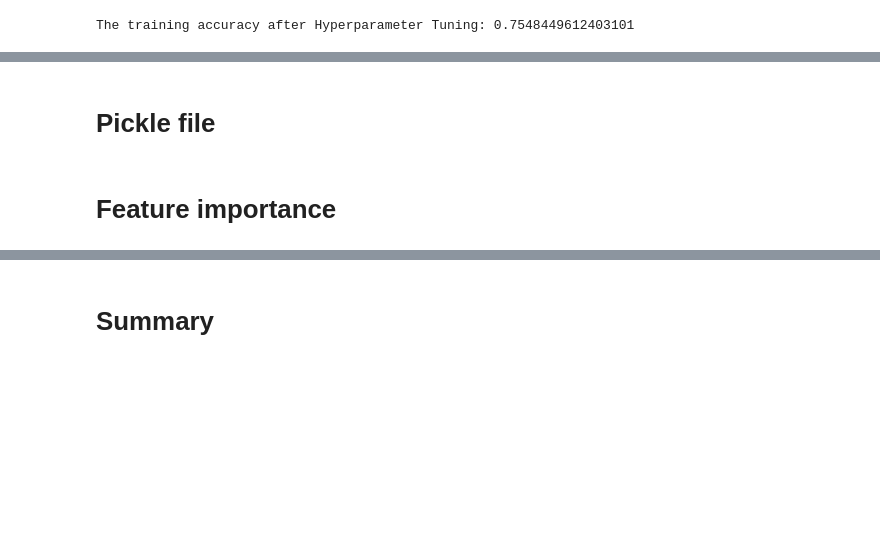
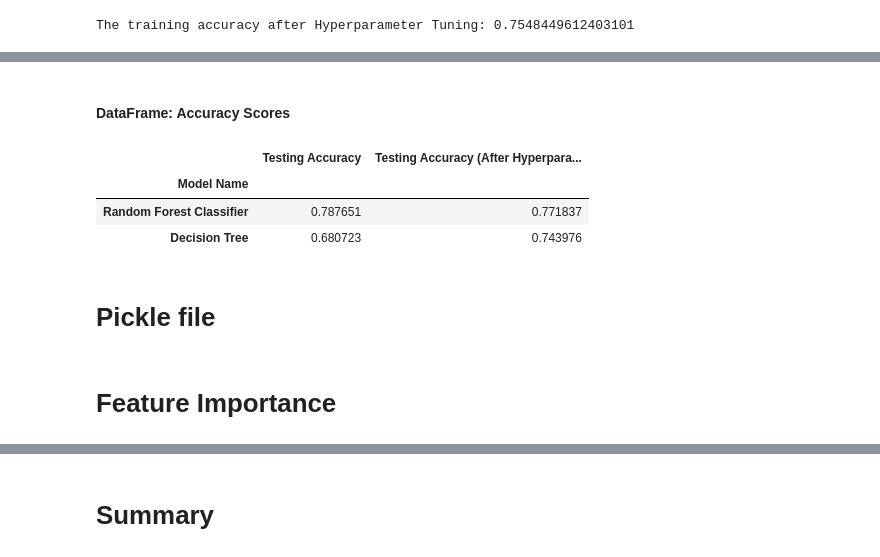
Before and after one commit to just-monte/Capstone1, a Jupyter notebook: Capstone 2 - Modeling .ipynb, the cells around one changed output, grey strips where cells are left out. Saved outputs shown, nothing was run; the diff lists cells and outputs as text; code cells hidden in the pictures; blank space fills up the shorter version.

```diff
--- a/Capstone 2 - Modeling .ipynb
+++ b/Capstone 2 - Modeling .ipynb
@@ -220,3 +220,18 @@ The testing accuracy after Hyperparameter Tuning 0.7432228915662651
+# %% [markdown]
+#### DataFrame: Accuracy Scores
+# %%
+# Dataframe of all accuracy scores
+scores = pd.DataFrame({
+    'Model Name' : ['Random Forest Classifier', 'Decision Tree'],
+    'Testing Accuracy': [testing_rf_ac, testing_DT],
+    'Testing Accuracy (After Hyperparameter Tuning)' : [testing_accuracy_RF, testing_accuracy_DT]
+})
+scores.set_index('Model Name')
+# %% [output]
+|  | Testing Accuracy | Testing Accuracy (After Hyperpara... |
+| Model Name |  |  |
+| Random Forest Classifier | 0.787651 | 0.771837 |
+| Decision Tree | 0.680723 | 0.743976 |
 # %% [markdown]
 # Pickle file
 # %%
@@ -224,6 +239,6 @@ model = RandomForestClassifier().fit(X_train, y_train)
 # %%
 with open('predict_student_dropout_academic_success.pkl', 'wb') as f:
     pickle.dump(model, f)
-# %% [markdown]
-# Feature importance
+# %% [markdown]
+# Feature Importance
 # %%
```
Also changed, not shown: parts of 23 cells of this notebook.
